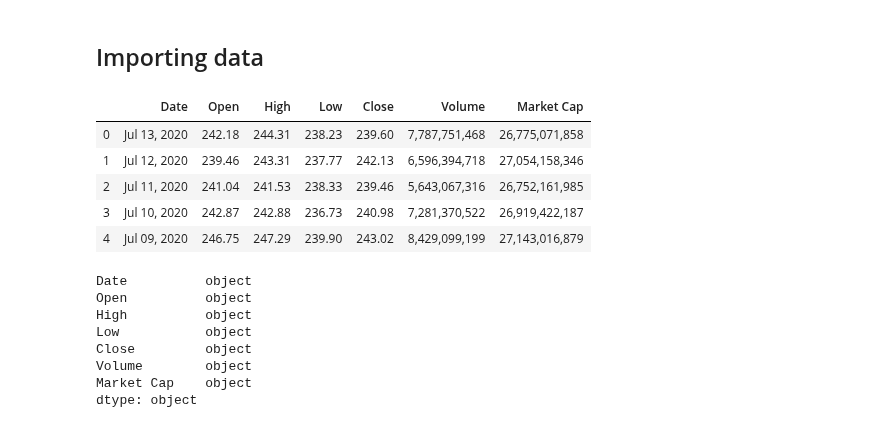
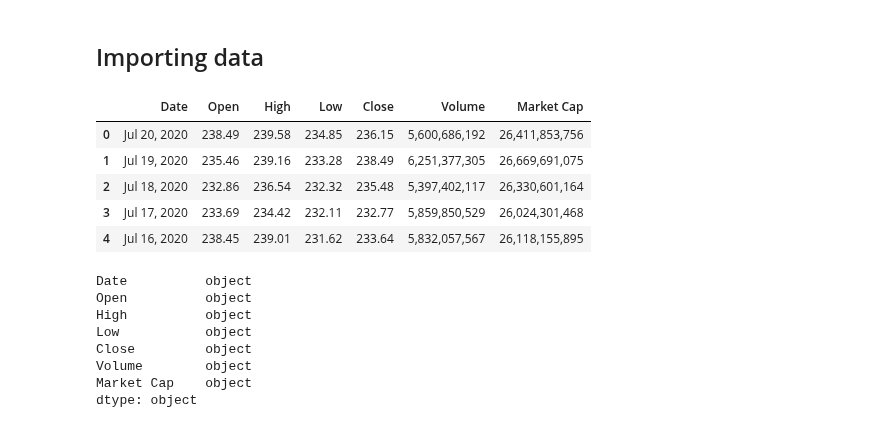
Before and after one commit to juan-ivan-NV/Btc_trading, a Jupyter notebook: time_series/ETH_tests.ipynb, the cells around one changed output. Cells and saved outputs as stored; diff of their text form; code cells hidden in the pictures.

```diff
--- a/time_series/ETH_tests.ipynb
+++ b/time_series/ETH_tests.ipynb
@@ -34,15 +39,16 @@ import seaborn as sns
 # %% [markdown]
 ## Importing data
 # %%
-data = pd.read_csv('../data_extraction/full_data_eth_13072020.csv')
+#data = pd.read_csv('../data_extraction/full_data_eth_20072020.csv')
+data = pd.read_csv('full_data_eth_20072020.csv')
 data.head()
 # %% [output]
 |  | Date | Open | High | Low | Close | Volume | Market Cap |
-| 0 | Jul 13, 2020 | 242.18 | 244.31 | 238.23 | 239.60 | 7,787,751,468 | 26,775,071,858 |
-| 1 | Jul 12, 2020 | 239.46 | 243.31 | 237.77 | 242.13 | 6,596,394,718 | 27,054,158,346 |
-| 2 | Jul 11, 2020 | 241.04 | 241.53 | 238.33 | 239.46 | 5,643,067,316 | 26,752,161,985 |
-| 3 | Jul 10, 2020 | 242.87 | 242.88 | 236.73 | 240.98 | 7,281,370,522 | 26,919,422,187 |
-| 4 | Jul 09, 2020 | 246.75 | 247.29 | 239.90 | 243.02 | 8,429,099,199 | 27,143,016,879 |
+| 0 | Jul 20, 2020 | 238.49 | 239.58 | 234.85 | 236.15 | 5,600,686,192 | 26,411,853,756 |
+| 1 | Jul 19, 2020 | 235.46 | 239.16 | 233.28 | 238.49 | 6,251,377,305 | 26,669,691,075 |
+| 2 | Jul 18, 2020 | 232.86 | 236.54 | 232.32 | 235.48 | 5,397,402,117 | 26,330,601,164 |
+| 3 | Jul 17, 2020 | 233.69 | 234.42 | 232.11 | 232.77 | 5,859,850,529 | 26,024,301,468 |
+| 4 | Jul 16, 2020 | 238.45 | 239.01 | 231.62 | 233.64 | 5,832,057,567 | 26,118,155,895 |
 # %%
 data.dtypes
 # %% [output]
```
Also changed, not shown: parts of 48 cells of this notebook.
